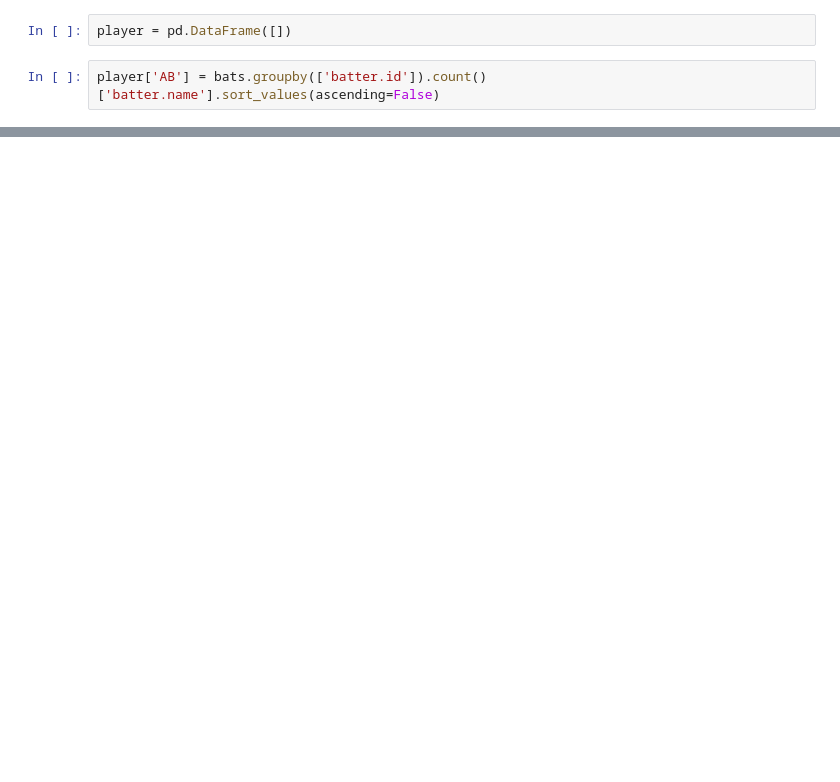
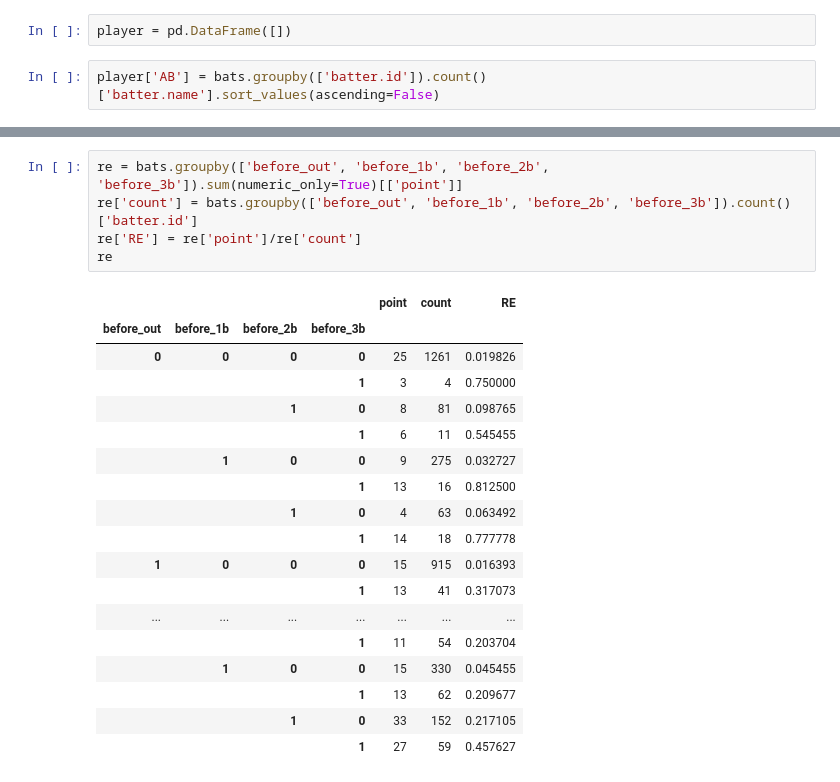
Before and after one commit to kanameg/npb-live-2023, a Jupyter notebook: python/src/batter_score.ipynb, the cells around one changed output, grey strips where cells are left out. Drawn from its saved outputs; the diff is of its cells as text; blank space fills up the shorter version.

```diff
--- a/python/src/batter_score.ipynb
+++ b/python/src/batter_score.ipynb
@@ -75,0 +119,24 @@ player['RE'].sum()
+# %%
+re = bats.groupby(['before_out', 'before_1b', 'before_2b', 'before_3b']).sum(numeric_only=True)[['point']]
+re['count'] = bats.groupby(['before_out', 'before_1b', 'before_2b', 'before_3b']).count()['batter.id']
+re['RE'] = re['point']/re['count']
+re
+# %% [output]
+|  |  |  |  | point | count | RE |
+| before_out | before_1b | before_2b | before_3b |  |  |  |
+| 0 | 0 | 0 | 0 | 25 | 1261 | 0.019826 |
+|  |  |  | 1 | 3 | 4 | 0.750000 |
+|  |  | 1 | 0 | 8 | 81 | 0.098765 |
+|  |  |  | 1 | 6 | 11 | 0.545455 |
+|  | 1 | 0 | 0 | 9 | 275 | 0.032727 |
+|  |  |  | 1 | 13 | 16 | 0.812500 |
+|  |  | 1 | 0 | 4 | 63 | 0.063492 |
+|  |  |  | 1 | 14 | 18 | 0.777778 |
+| 1 | 0 | 0 | 0 | 15 | 915 | 0.016393 |
+|  |  |  | 1 | 13 | 41 | 0.317073 |
+| ... | ... | ... | ... | ... | ... | ... |
+|  |  |  | 1 | 11 | 54 | 0.203704 |
+|  | 1 | 0 | 0 | 15 | 330 | 0.045455 |
+|  |  |  | 1 | 13 | 62 | 0.209677 |
+|  |  | 1 | 0 | 33 | 152 | 0.217105 |
+|  |  |  | 1 | 27 | 59 | 0.457627 |
```
Also changed, not shown: parts of 10 cells of this notebook, 27 other files.
